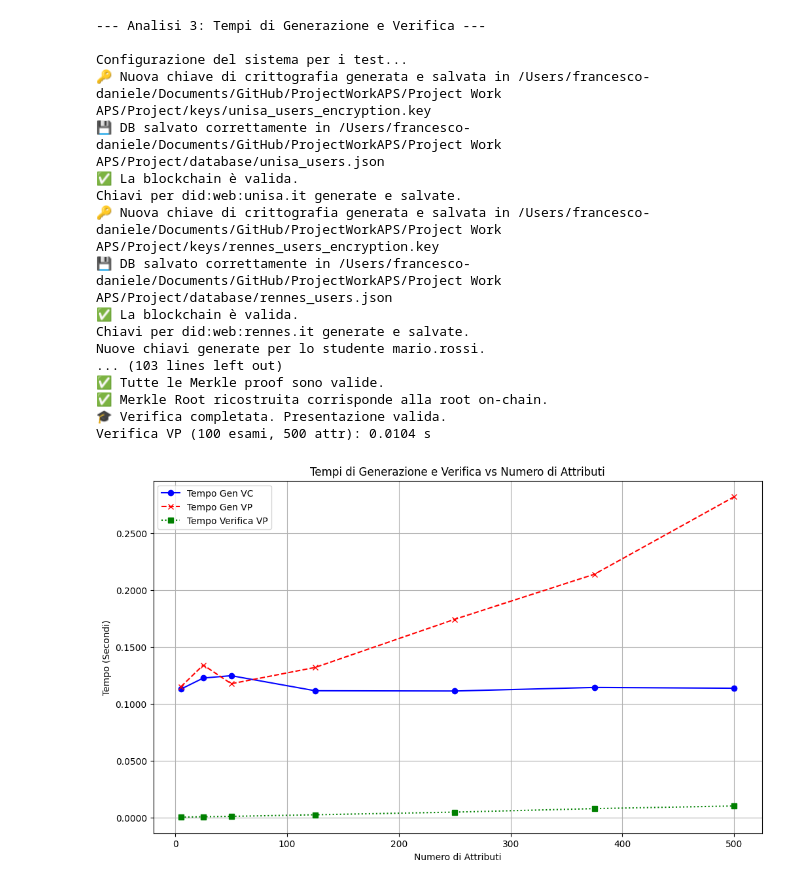
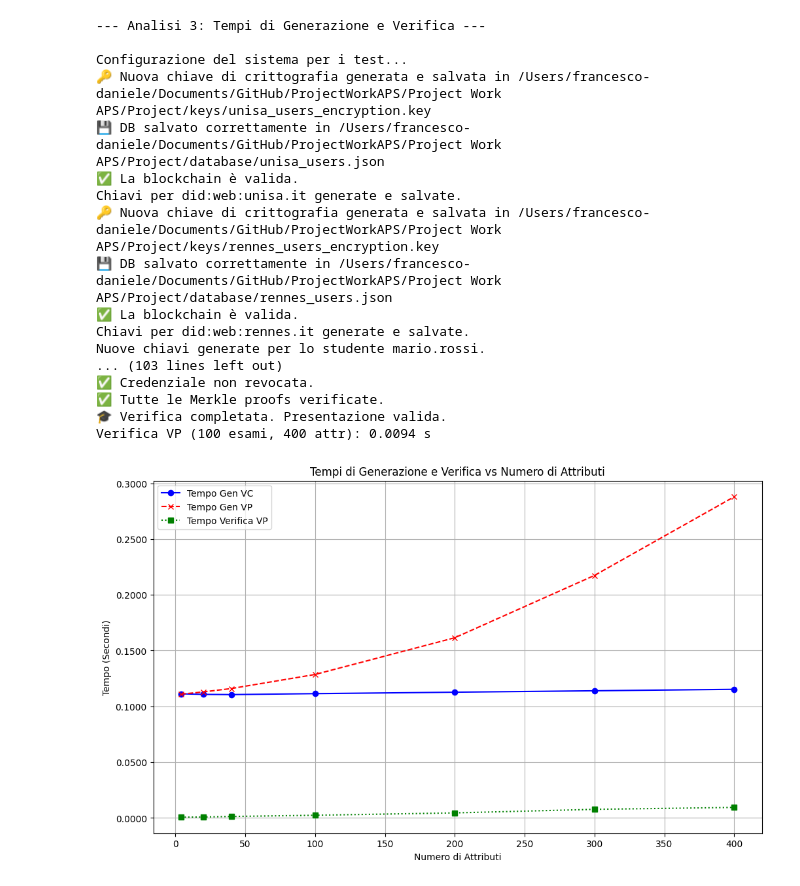
Before and after one commit to FrancescoGargiuloo/ProjectWorkAPS, a Jupyter notebook: Project Work APS/Project/Metrics.ipynb, the cells around one changed output. Cells and saved outputs as stored; diff of their text form; code cells hidden in the pictures.

```diff
--- a/Project Work APS/Project/Metrics.ipynb
+++ b/Project Work APS/Project/Metrics.ipynb
@@ -360,6 +360,5 @@ Claims rivelati: 250, Dimensione VP: 143.43 KB, Risparmio: -1722.92%
 # %%
 print("\n--- Analisi 3: Tempi di Generazione e Verifica ---")
-
 salerno_uni, rennes_uni, students, fictitious_exams_for_perf = initialize_system_for_tests(num_fictitious_exams=100)
 
 if not students:
@@ -380,26 +379,25 @@ else:
         gen_vp_times = []
         verify_vp_times = []
         effective_num_attributes = []
+        num_iterations = 1
 
-        num_iterations = 1
         print(f"Simulando con {num_iterations} iterazioni per punto dati.")
 
         for num_exams in num_exams_to_test:
             exams_subset = fictitious_exams_for_perf[:num_exams]
-            current_total_attributes = num_exams * 5
+            current_total_attributes = num_exams * 4
             effective_num_attributes.append(current_total_attributes)
 
+            # Pulisci i file precedenti
             academic_cred_filepath = os.path.join(student_credentials_path, f"{student_for_perf.username}_academic_credential.json")
             erasmus_cred_filepath = os.path.join(student_credentials_path, f"{student_for_perf.username}_erasmus_credential.json")
             vp_filepath = os.path.join(student_credentials_path, f"{student_for_perf.username}_vp.json")
 
-            if os.path.exists(academic_cred_filepath):
-                os.remove(academic_cred_filepath)
-            if os.path.exists(erasmus_cred_filepath):
-                os.remove(erasmus_cred_filepath)
-            if os.path.exists(vp_filepath):
-                os.remove(vp_filepath)
+            for filepath in [academic_cred_filepath, erasmus_cred_filepath, vp_filepath]:
+                if os.path.exists(filepath):
+                    os.remove(filepath)
 
+            # Misura tempo generazione VC
             start_time = time.time()
             rennes_uni.generate_academic_credential(student_for_perf, exams_subset)
             end_time = time.time()
@@ -407,25 +405,31 @@ else:
             gen_vc_times.append(avg_gen_vc_time)
             print(f"Gen VC ({num_exams} esami, {current_total_attributes} attr): {avg_gen_vc_time:.4f} s")
 
+            # Carica la credenziale per generare la VP
             academic_cred_for_vp = student_for_perf.load_academic_credential()
             if academic_cred_for_vp:
                 reveal_all_config = {}
-                for exam in academic_cred_for_vp["credentialSubject"]["exams"]:
-                    exam_id = exam.get("examId", str(uuid.uuid4()))
-                    reveal_all_config[exam_id] = {field: True for field in exam if field != "examId"}
+                exams_dict = academic_cred_for_vp["credentialSubject"]["exams"]
 
+                for exam_id, exam_data in exams_dict.items():
+                    # Rivela tutti i campi di ogni esame
+                    reveal_all_config[exam_id] = list(exam_data.keys())
+
+                # Misura tempo generazione VP
                 start_time = time.time()
-                student_for_perf.generate_selective_presentation_automated(reveal_fields=reveal_all_config)
+                student_for_perf.generate_selective_presentation_automated(revealed_fields=reveal_all_config)
                 end_time = time.time()
                 avg_gen_vp_time = (end_time - start_time)
                 gen_vp_times.append(avg_gen_vp_time)
                 print(f"Gen VP ({num_exams} esami, {current_total_attributes} attr): {avg_gen_vp_time:.4f} s")
 
+                # Misura tempo verifica VP
                 if os.path.exists(vp_filepath):
                     with open(vp_filepath, 'r') as f:
                         vp_to_verify = json.load(f)
+
                     start_time = time.time()
-                    salerno_uni.verify_selective_presentation(vp_to_verify)
+                    salerno_uni.verify_selective_presentation(vp_to_verify, student_for_perf)
                     end_time = time.time()
                     avg_verify_vp_time = (end_time - start_time)
                     verify_vp_times.append(avg_verify_vp_time)
@@ -434,39 +438,40 @@ else:
                     print(f"VP non trovata per la verifica per {num_exams} esami. Skippo la misurazione.")
                     verify_vp_times.append(np.nan)
             else:
-                print(f"Credenziale accademica non generata per {num_exams} esami. Skippo VP generation/verification.")
+                print(f"Credenziale accademica non generata per {num_exami} esami. Skippo VP generation/verification.")
                 gen_vp_times.append(np.nan)
                 verify_vp_times.append(np.nan)
 
+        # Grafico dei tempi
         plt.figure(figsize=(12, 7))
         plt.plot(effective_num_attributes, gen_vc_times, marker='o', linestyle='-', color='blue', label='Tempo Gen VC')
         plt.plot(effective_num_attributes, gen_vp_times, marker='x', linestyle='--', color='red', label='Tempo Gen VP')
         plt.plot(effective_num_attributes, verify_vp_times, marker='s', linestyle=':', color='green', label='Tempo Verifica VP')
         plt.xlabel('Numero di Attributi')
         plt.ylabel('Tempo (Secondi)')
         plt.title('Tempi di Generazione e Verifica vs Numero di Attributi')
         plt.legend()
         plt.grid(True)
         plt.gca().yaxis.set_major_formatter(mtick.FormatStrFormatter('%.4f'))
         plt.show()
 # %% [output]
 --- Analisi 3: Tempi di Generazione e Verifica ---
 
 Configurazione del sistema per i test...
 🔑 Nuova chiave di crittografia generata e salvata in /Users/francesco-daniele/Documents/GitHub/ProjectWorkAPS/Project Work APS/Project/keys/unisa_users_encryption.key
 💾 DB salvato correttamente in /Users/francesco-daniele/Documents/GitHub/ProjectWorkAPS/Project Work APS/Project/database/unisa_users.json
 ✅ La blockchain è valida.
 Chiavi per did:web:unisa.it generate e salvate.
 🔑 Nuova chiave di crittografia generata e salvata in /Users/francesco-daniele/Documents/GitHub/ProjectWorkAPS/Project Work APS/Project/keys/rennes_users_encryption.key
 💾 DB salvato correttamente in /Users/francesco-daniele/Documents/GitHub/ProjectWorkAPS/Project Work APS/Project/database/rennes_users.json
 ✅ La blockchain è valida.
 Chiavi per did:web:rennes.it generate e salvate.
 Nuove chiavi generate per lo studente mario.rossi.
 ... (103 lines left out)
-✅ Tutte le Merkle proof sono valide.
-✅ Merkle Root ricostruita corrisponde alla root on-chain.
+✅ Credenziale non revocata.
+✅ Tutte le Merkle proofs verificate.
 🎓 Verifica completata. Presentazione valida.
-Verifica VP (100 esami, 500 attr): 0.0104 s
+Verifica VP (100 esami, 400 attr): 0.0094 s
-[figure, old version]
+[figure, new version]
 # %%
 cleanup_all_data()
```
Also changed, not shown: parts of 2 cells of this notebook, 6 other files.
